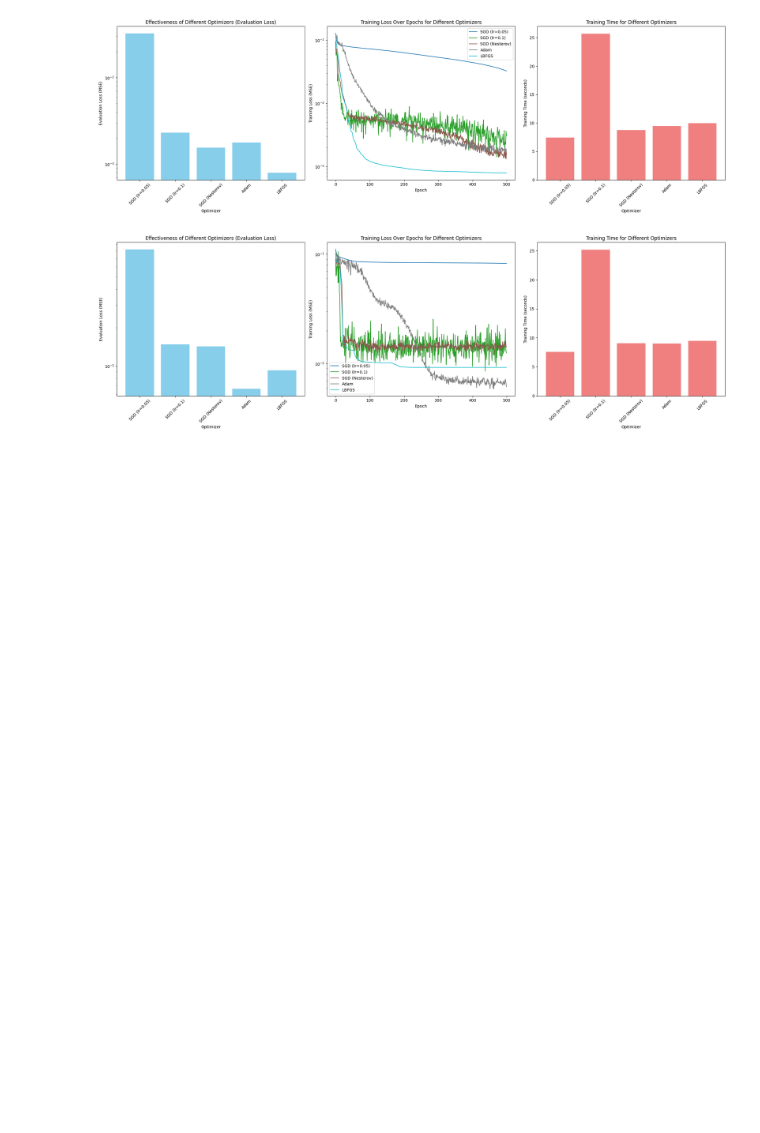
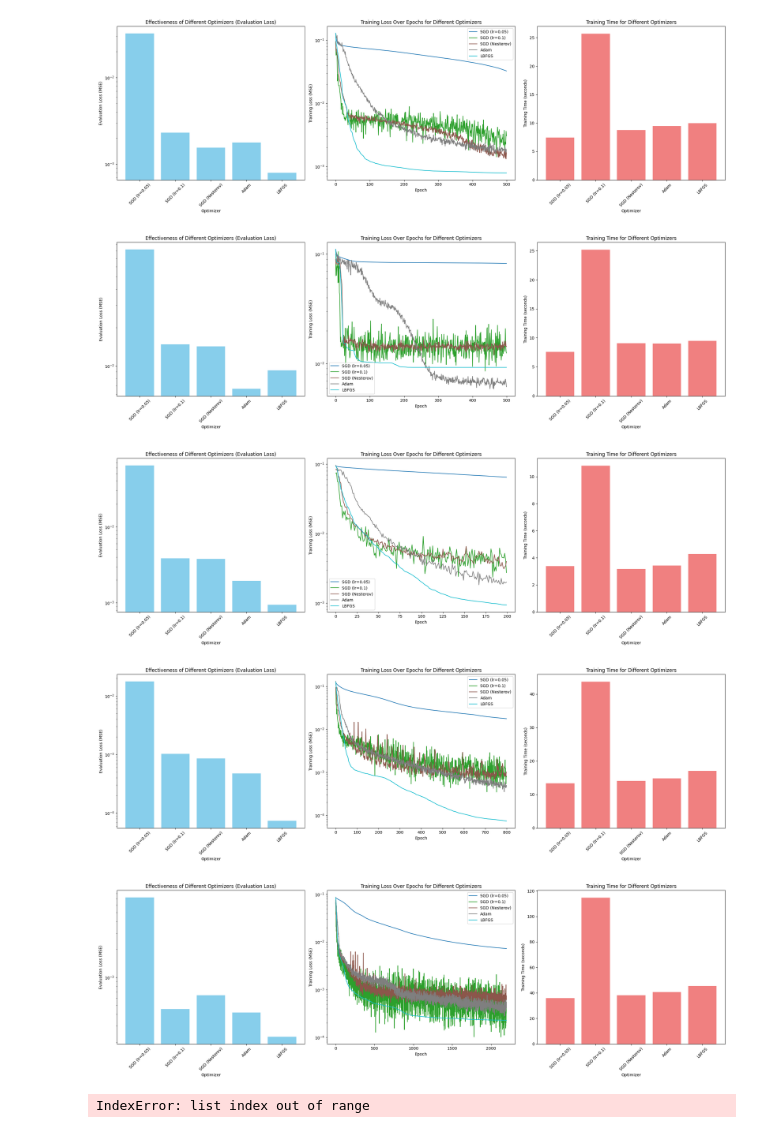
Before and after one commit to Rcontre360/deep-learning-ucv-2025, a Jupyter notebook: tarea1/material.ipynb, the cells around one changed output. Cells and saved outputs as stored; diff of their text form; code cells hidden in the pictures; blank space fills up the shorter version.

Commit message:
plotted by epochs

```diff
--- a/tarea1/material.ipynb
+++ b/tarea1/material.ipynb
@@ -394,0 +398,38 @@ plot_from_run(nn_plots[2])
+# %%
+times1, eval1, loss_meta1 = train_with_args(200, 0, [20,20,20])
+epochs_plots.append({
+    "times":times1,
+    "eval":eval1,
+    "loss":loss_meta1
+})
+# %%
+times1, eval1, loss_meta1 = train_with_args(800, 0, [20,20,20])
+epochs_plots.append({
+    "times":times1,
+    "eval":eval1,
+    "loss":loss_meta1
+})
+# %%
+times1, eval1, loss_meta1 = train_with_args(1200, 0, [20,20,20])
+epochs_plots.append({
+    "times":times1,
+    "eval":eval1,
+    "loss":loss_meta1
+})
+# %%
+times1, eval1, loss_meta1 = train_with_args(2200, 0, [20,20,20])
+epochs_plots.append({
+    "times":times1,
+    "eval":eval1,
+    "loss":loss_meta1
+})
+# %%
+plot_from_run(epochs_plots[0])
+plot_from_run(epochs_plots[1])
+plot_from_run(epochs_plots[2])
+plot_from_run(epochs_plots[3])
+# %% [output]
+[figure, added]
+[figure, added]
+[figure, added]
+IndexError: list index out of range
```
Also changed, not shown: parts of 1 cell of this notebook.
